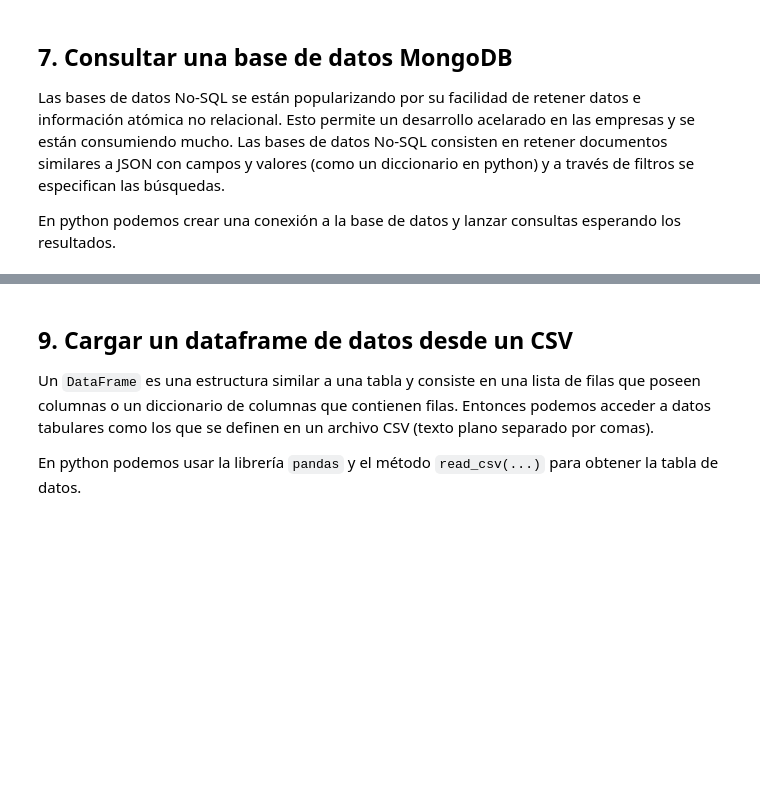
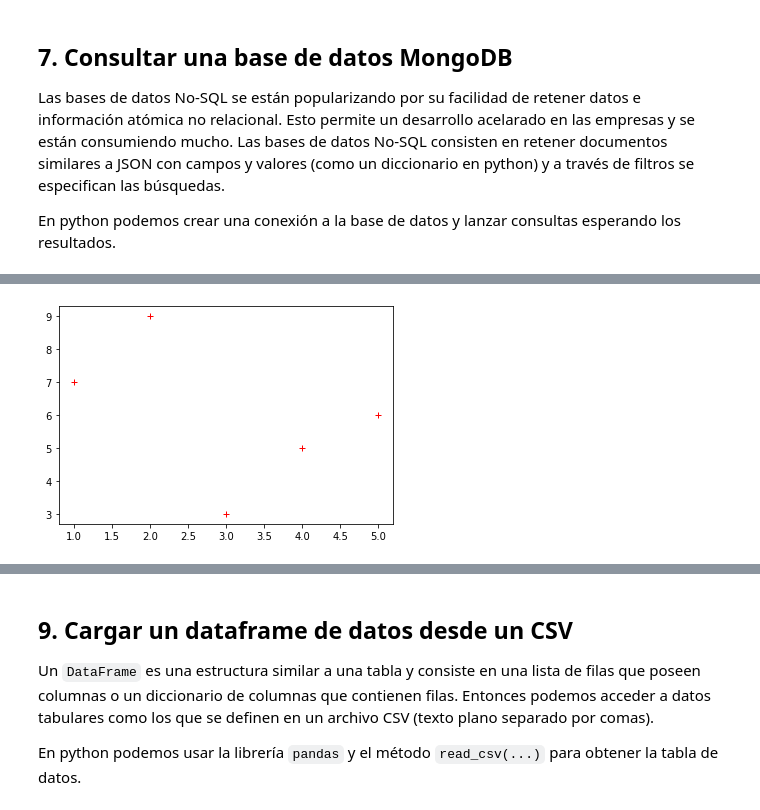
Before and after one commit to dragonnomada/python-intel, a Jupyter notebook: 100_problemas.ipynb, the cells around one changed output, grey strips where cells are left out. Saved outputs shown, nothing was run; the diff lists cells and outputs as text; code cells hidden in the pictures; blank space fills up the shorter version.

```diff
--- a/100_problemas.ipynb
+++ b/100_problemas.ipynb
@@ -163,0 +314,11 @@ En python podemos usar la librería `matplotlib` y `seaborn` para visualizar est
+# %%
+import matplotlib.pyplot as plt
+
+x = [1, 2, 3, 4, 5]
+y = [7, 9, 3, 5, 6]
+
+plt.plot(x, y, "r+")
+
+plt.show()
+# %% [output]
+[figure, added]
```
Also changed, not shown: parts of 30 cells of this notebook, 5 other files.
